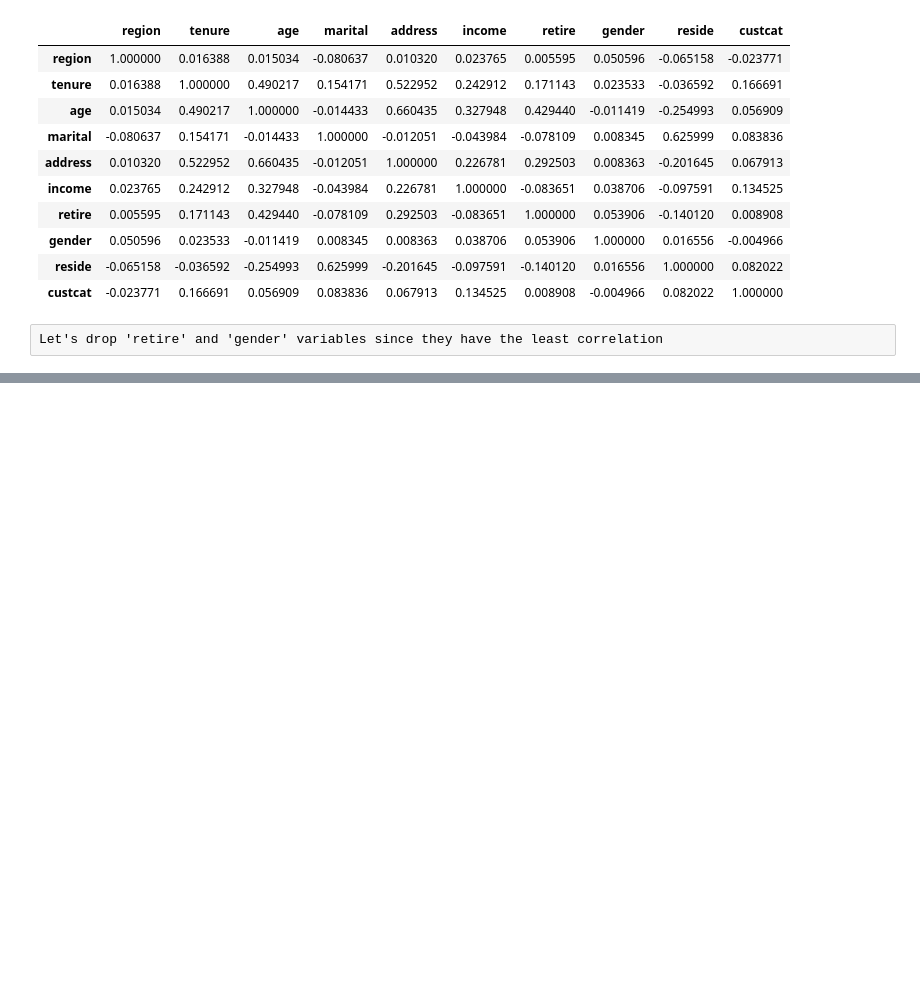
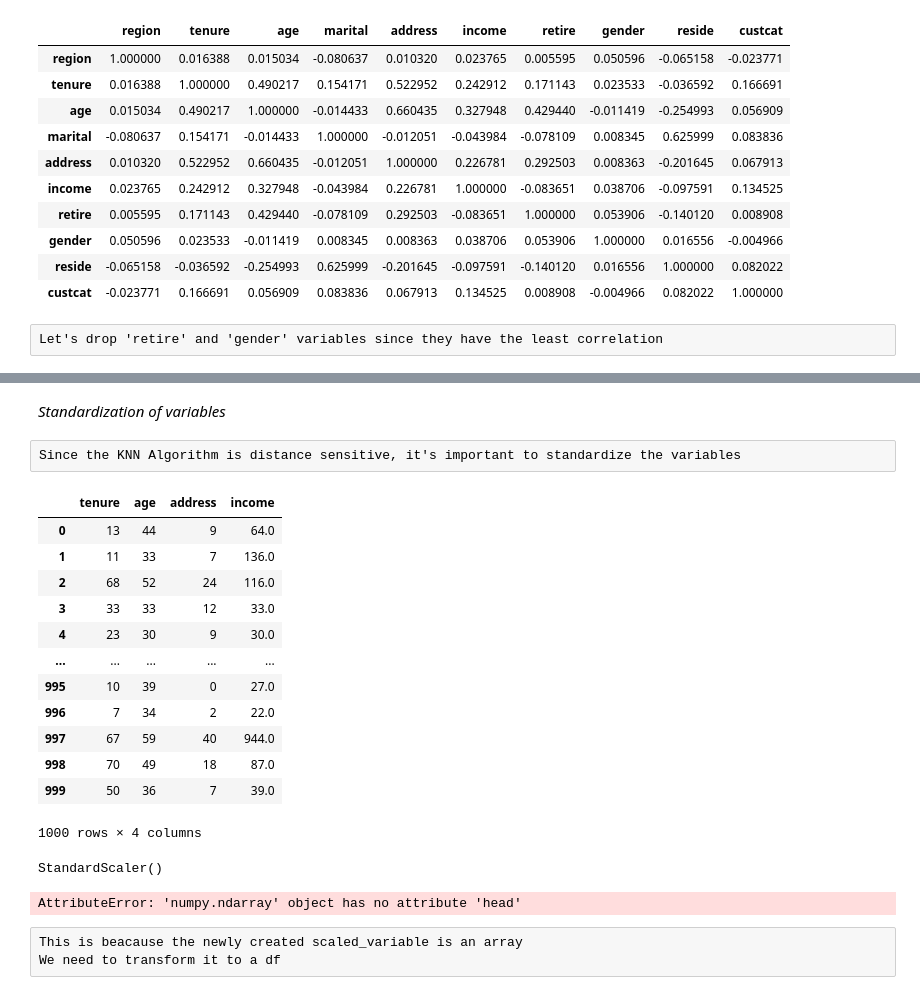
Before and after one commit to AtRealMasterLuke/K-Nearest-Neighbors-KNN-Algorithm-with-Telecommunications-Customer-Dataset, a Jupyter notebook: KNN.ipynb, the cells around one changed output, grey strips where cells are left out. Drawn from its saved outputs; the diff is of its cells as text; code cells hidden in the pictures; blank space fills up the shorter version.

Commit message:
Modelling
Completed the model using KNN

```diff
--- a/KNN.ipynb
+++ b/KNN.ipynb
@@ -122,0 +144,3 @@ df.head()
+# %%
+region_dummy = pd.get_dummies(df.region, drop_first=True, prefix = "region")
+reside_dummy = pd.get_dummies(df.reside, drop_first=True, prefix = "reside")
@@ -122,0 +149,7 @@ df.head()
+# %%
+# Drop the region and reside parameters from the df
+columns_to_drop = ["reside", "region"]
+df.drop(columns = columns_to_drop, axis = 1, inplace = True)
+# %%
+#Add the dummy variables to the df using the concat() function
+df = pd.concat([df, region_dummy, reside_dummy], axis = 1)
@@ -122,0 +165,4 @@ df.head()
+# %% [markdown]
+*Standardization of variables*
+# %% [raw]
+Since the KNN Algorithm is distance sensitive, it's important to standardize the variables
@@ -122,0 +171,19 @@ df.head()
+# %%
+#Determine which varaibles to standardize
+scaled_variable = df[["tenure", "age", "address", "income"]]
+# %%
+scaled_variable
+# %% [output]
+|  | tenure | age | address | income |
+| 0 | 13 | 44 | 9 | 64.0 |
+| 1 | 11 | 33 | 7 | 136.0 |
+| 2 | 68 | 52 | 24 | 116.0 |
+| 3 | 33 | 33 | 12 | 33.0 |
+| 4 | 23 | 30 | 9 | 30.0 |
+| ... | ... | ... | ... | ... |
+| 995 | 10 | 39 | 0 | 27.0 |
+| 996 | 7 | 34 | 2 | 22.0 |
+| 997 | 67 | 59 | 40 | 944.0 |
+| 998 | 70 | 49 | 18 | 87.0 |
+| 999 | 50 | 36 | 7 | 39.0 |
+1000 rows × 4 columns
@@ -122,0 +192,5 @@ df.head()
+# %%
+#Standardize the data
+scaler.fit(scaled_variable)
+# %% [output]
+StandardScaler()
@@ -122,0 +201,7 @@ df.head()
+# %%
+scaled_variable.head()
+# %% [output]
+AttributeError: 'numpy.ndarray' object has no attribute 'head'
+# %% [raw]
+This is beacause the newly created scaled_variable is an array
+We need to transform it to a df
```
Also changed, not shown: parts of 34 cells of this notebook.
